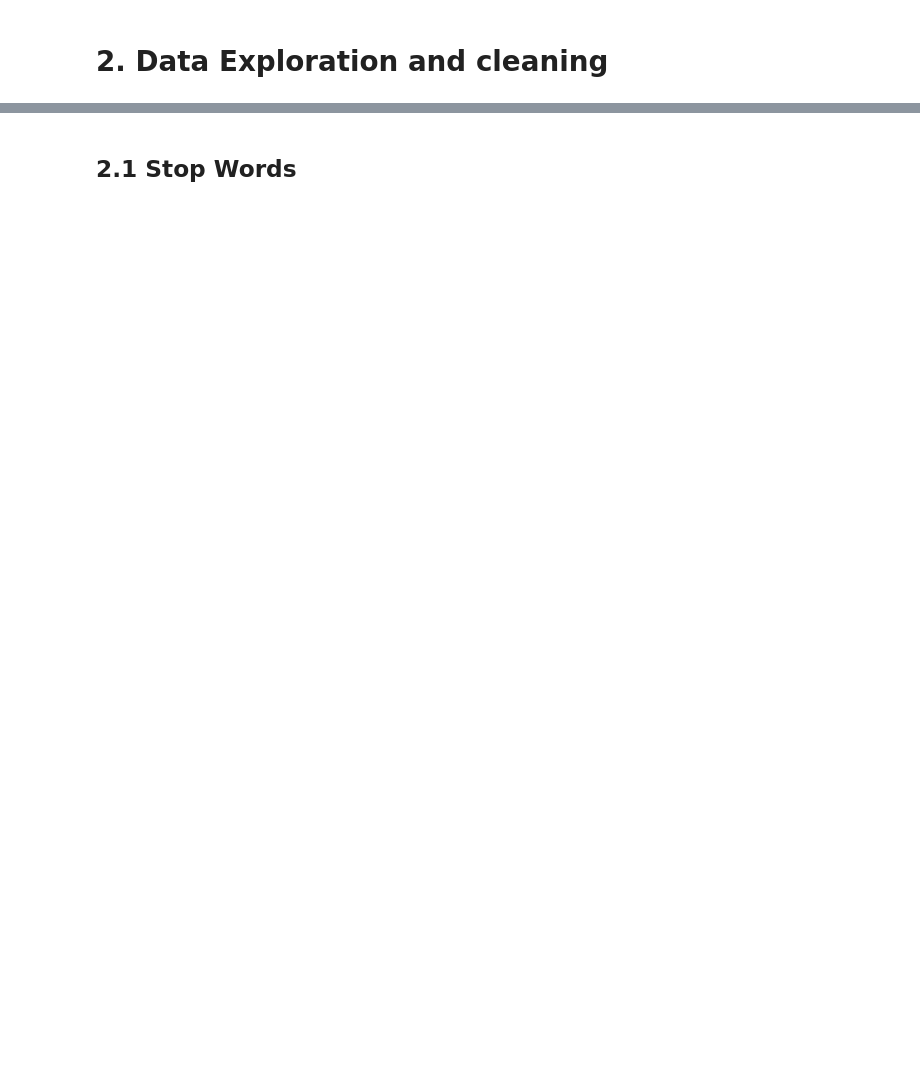
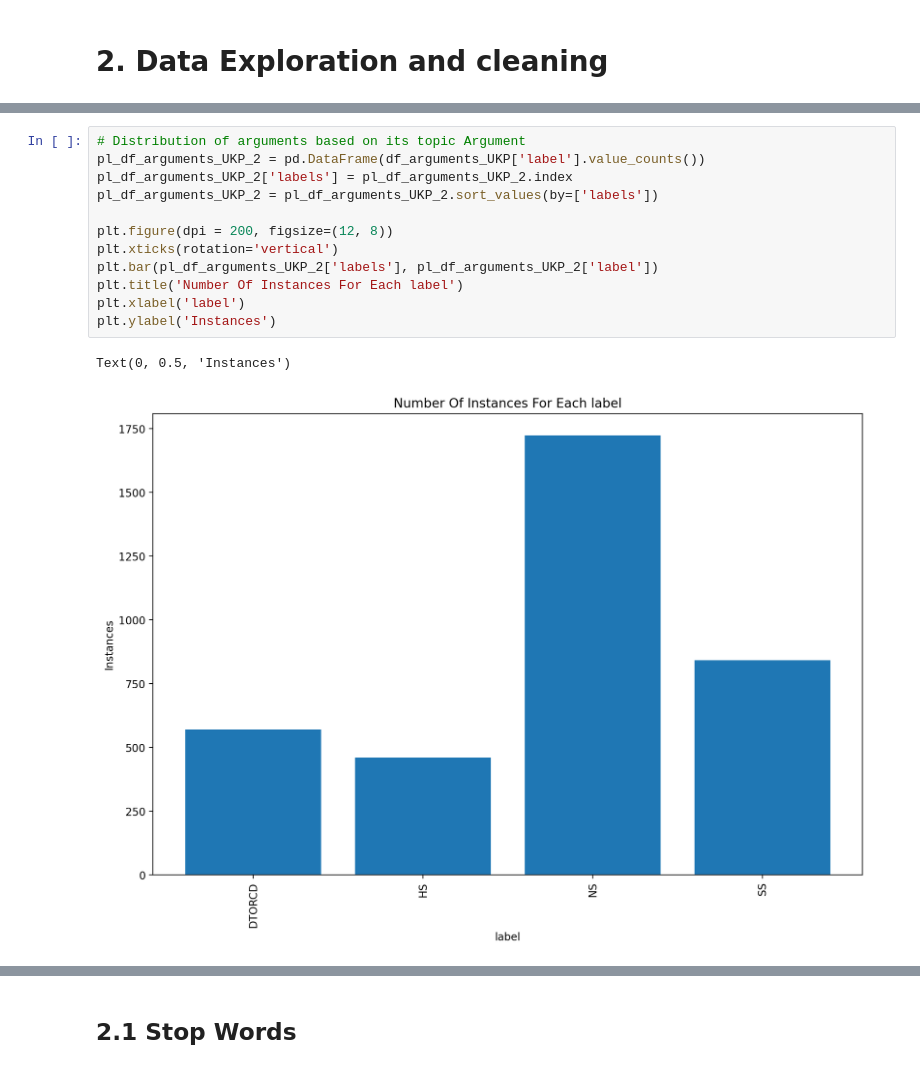
Before and after one commit to adrianoduque97/argument-minning, a Jupyter notebook: ArgumentMinning_TFM.ipynb, the cells around one changed output, grey strips where cells are left out. Saved outputs shown, nothing was run; the diff lists cells and outputs as text; blank space fills up the shorter version.

```diff
--- a/ArgumentMinning_TFM.ipynb
+++ b/ArgumentMinning_TFM.ipynb
@@ -105,0 +151,15 @@ df_arguments_final.head(5)
+# %%
+# Distribution of arguments based on its topic Argument
+pl_df_arguments_UKP_2 = pd.DataFrame(df_arguments_UKP['label'].value_counts())
+pl_df_arguments_UKP_2['labels'] = pl_df_arguments_UKP_2.index
+pl_df_arguments_UKP_2 = pl_df_arguments_UKP_2.sort_values(by=['labels'])
+
+plt.figure(dpi = 200, figsize=(12, 8))
+plt.xticks(rotation='vertical')
+plt.bar(pl_df_arguments_UKP_2['labels'], pl_df_arguments_UKP_2['label'])
+plt.title('Number Of Instances For Each label')
+plt.xlabel('label')
+plt.ylabel('Instances')
+# %% [output]
+Text(0, 0.5, 'Instances')
+[figure, added]
```
Also changed, not shown: parts of 57 cells of this notebook.
